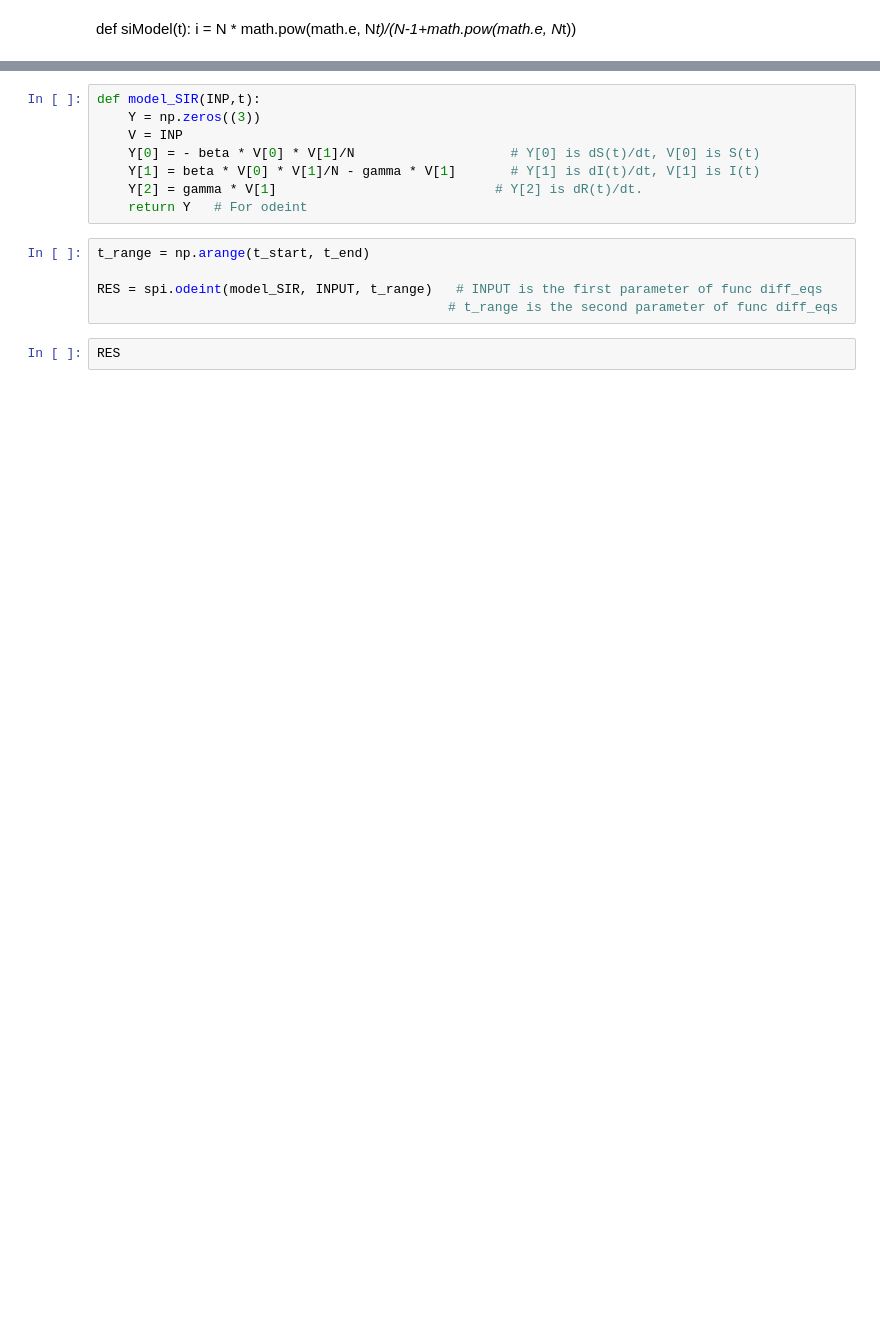
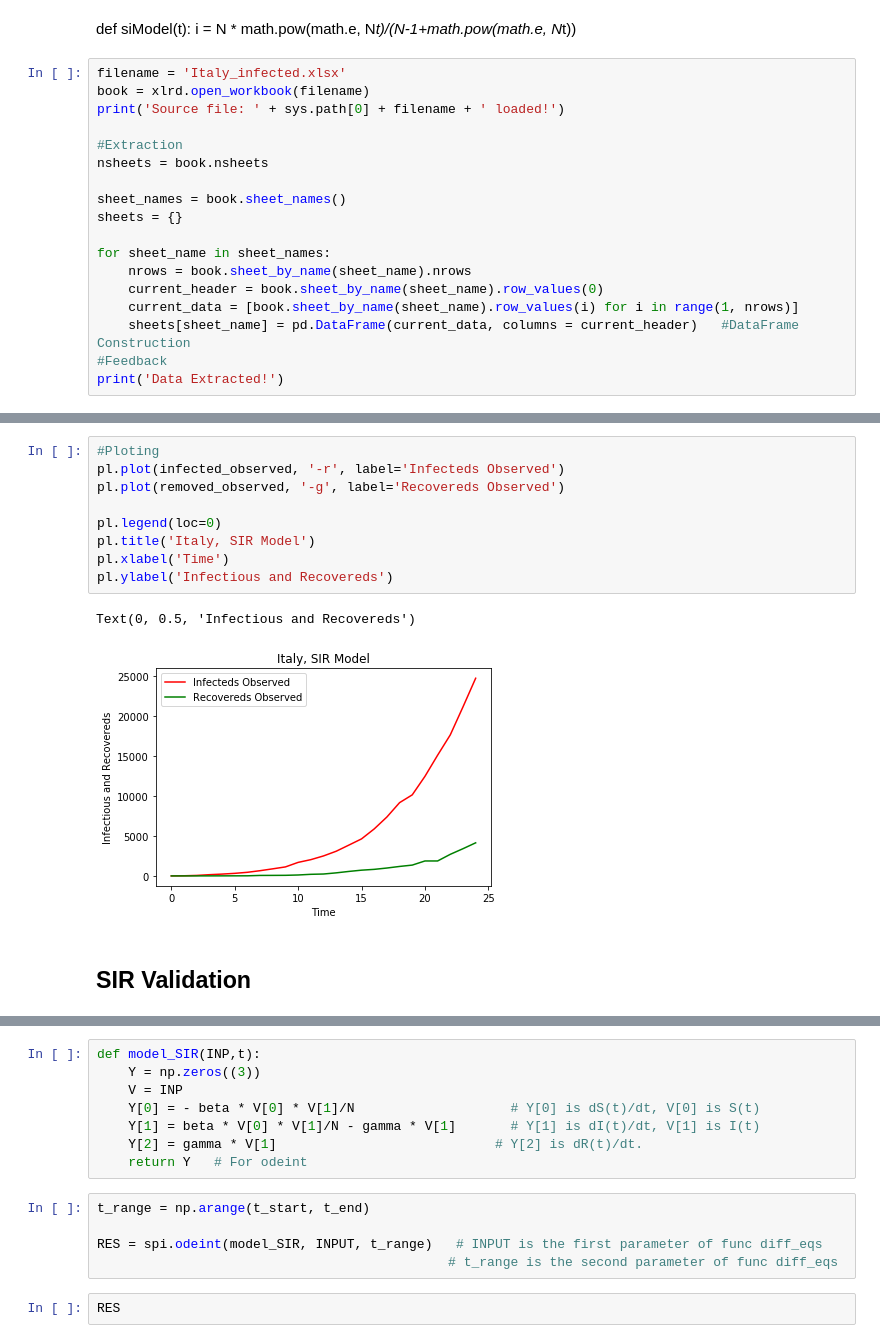
Before and after one commit to Tritiums/Research, a Jupyter notebook: SEIR/ItalySEIR.ipynb, the cells around one changed output, grey strips where cells are left out. Cells and saved outputs as stored; diff of their text form; blank space fills up the shorter version.

```diff
--- a/SEIR/ItalySEIR.ipynb
+++ b/SEIR/ItalySEIR.ipynb
@@ -9,3 +12,21 @@ import math
 # %% [markdown]
 def siModel(t):
     i = N * math.pow(math.e, N*t)/(N-1+math.pow(math.e, N*t))
+# %%
+filename = 'Italy_infected.xlsx'
+book = xlrd.open_workbook(filename)
+print('Source file: ' + sys.path[0] + filename + ' loaded!')
+
+#Extraction
+nsheets = book.nsheets
+
+sheet_names = book.sheet_names()
+sheets = {}
+
+for sheet_name in sheet_names:
+    nrows = book.sheet_by_name(sheet_name).nrows
+    current_header = book.sheet_by_name(sheet_name).row_values(0)
+    current_data = [book.sheet_by_name(sheet_name).row_values(i) for i in range(1, nrows)]
+    sheets[sheet_name] = pd.DataFrame(current_data, columns = current_header)   #DataFrame Construction
+#Feedback
+print('Data Extracted!')
@@ -12 +140,15 @@ def siModel(t):
+# %%
+#Ploting
+pl.plot(infected_observed, '-r', label='Infecteds Observed')
+pl.plot(removed_observed, '-g', label='Recovereds Observed')
+
+pl.legend(loc=0)
+pl.title('Italy, SIR Model')
+pl.xlabel('Time')
+pl.ylabel('Infectious and Recovereds')
+# %% [output]
+Text(0, 0.5, 'Infectious and Recovereds')
+[figure, added]
+# %% [markdown]
+## SIR Validation
 # %%
```
Also changed, not shown: parts of 28 cells of this notebook, 1 other file.
